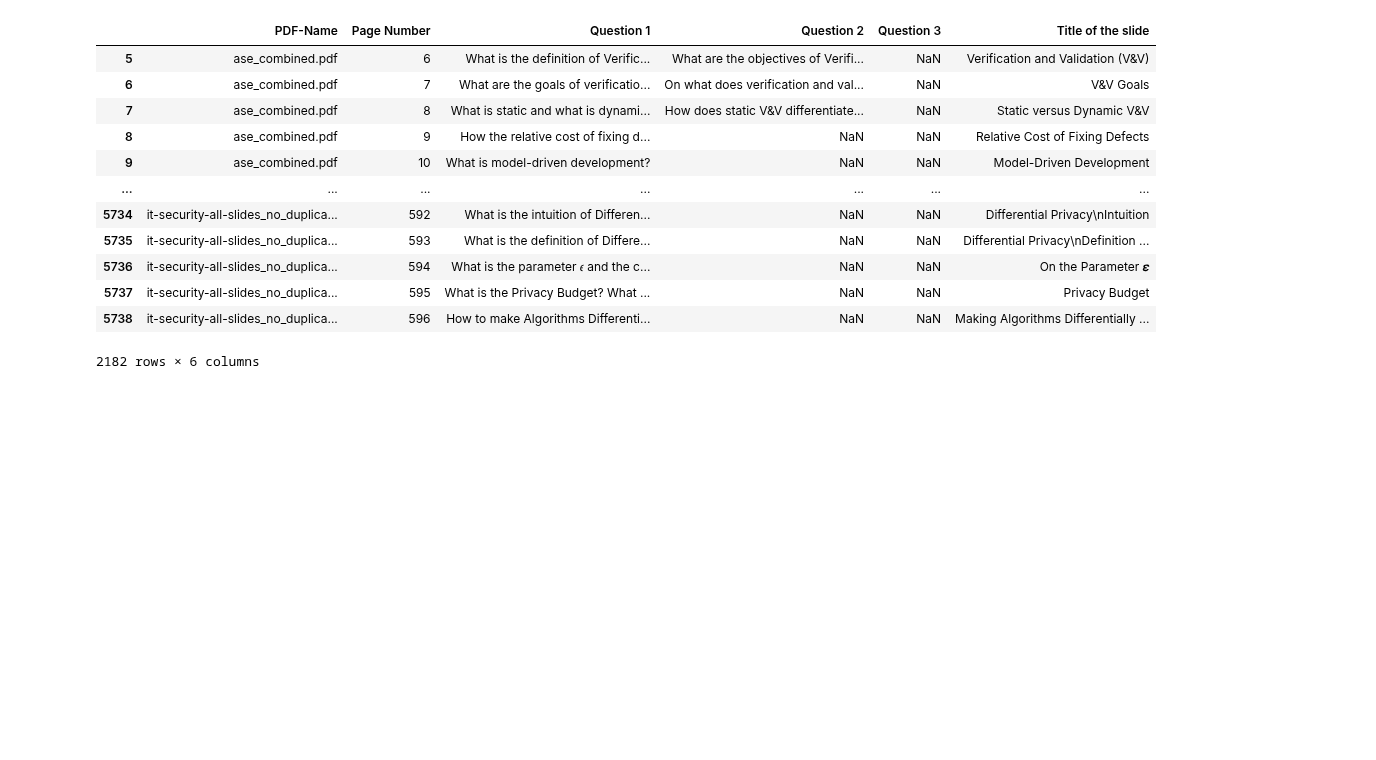
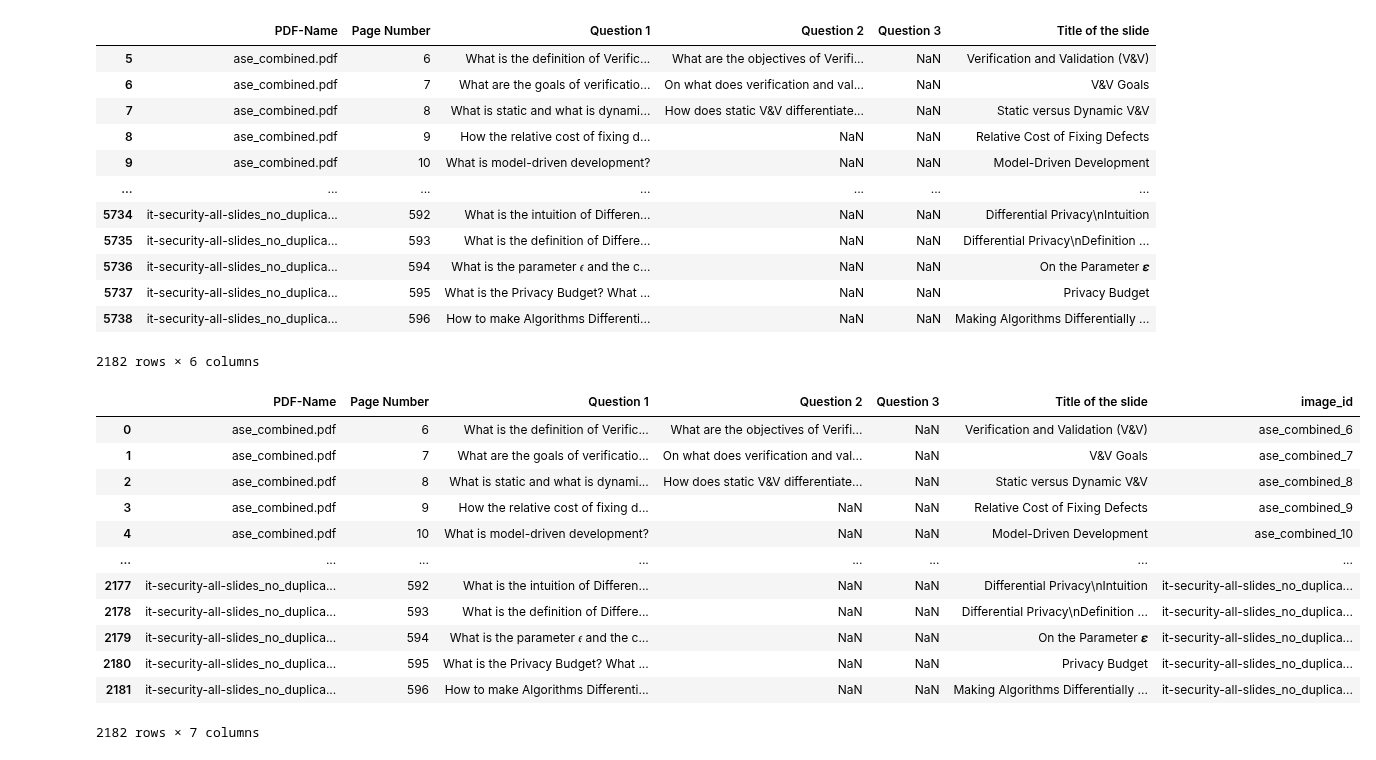
Before and after one commit to Ankinator/ankinator-flashcard-models, a Jupyter notebook: notebooks/models/image-to-text/vqg-master-dataset.ipynb, the cells around one changed output. Cells and saved outputs as stored; diff of their text form; code cells hidden in the pictures; blank space fills up the shorter version.

Commit message:
Add Master to vqg dataset conversino

```diff
--- a/notebooks/models/image-to-text/vqg-master-dataset.ipynb
+++ b/notebooks/models/image-to-text/vqg-master-dataset.ipynb
@@ -4,7 +4,7 @@
 import pandas as pd
 from pypdfium2 import PdfDocument
 # %%
-data_df = pd.read_csv("../../../datasets/master/Dataset_Master.csv")
+data_df = pd.read_csv("./datasets/master/Dataset_Master.csv")
 data_df
 # %% [output]
 |  | PDF-Name | Topic | Page Number | Marked for processing | Includes Image Data | Includes formula | ... |
@@ -53,9 +53,7 @@ from src.image_to_text.data_preprocessing.util import extract_text
 from tqdm import tqdm
 import os
 
-# TODO: Kernel dies after slide-deck 9
-
-pdf_paths = [os.path.join("../../../datasets/master/", pdf_slides) for pdf_slides in data_df["PDF-Name"].unique()]
+pdf_paths = [os.path.join("./datasets/master/", pdf_slides) for pdf_slides in data_df["PDF-Name"].unique()]
 image_ids = []
 for pdf_path in pdf_paths:
 
@@ -69,7 +67,25 @@ for pdf_path in pdf_paths:
         if t[0] in allowed_page_numbers:
             image_id = f"{pdf_name[:-4]}_{t[0]}"
             image_ids.append(image_id)
-            t[3].save(f"../../../datasets/master/images/{image_id}.png")
+            t[3].save(f"./datasets/master/images/{image_id}.png")
 
-data_df["image_id"] = image_ids
-data_df
+    del extracted_contents
+    del pdf
+# %%
+data_df.reset_index(inplace=True, drop=True)
+data_df["image_id"] = image_ids
+data_df
+# %% [output]
+|  | PDF-Name | Page Number | Question 1 | Question 2 | Question 3 | Title of the slide | image_id |
+| 0 | ase_combined.pdf | 6 | What is the definition of Verific... | What are the objectives of Verifi... | NaN | Verification and Validation (V&V) | ase_combined_6 |
+| 1 | ase_combined.pdf | 7 | What are the goals of verificatio... | On what does verification and val... | NaN | V&V Goals | ase_combined_7 |
+| 2 | ase_combined.pdf | 8 | What is static and what is dynami... | How does static V&V differentiate... | NaN | Static versus Dynamic V&V | ase_combined_8 |
+| 3 | ase_combined.pdf | 9 | How the relative cost of fixing d... | NaN | NaN | Relative Cost of Fixing Defects | ase_combined_9 |
+| 4 | ase_combined.pdf | 10 | What is model-driven development? | NaN | NaN | Model-Driven Development | ase_combined_10 |
+| ... | ... | ... | ... | ... | ... | ... | ... |
+| 2177 | it-security-all-slides_no_duplica... | 592 | What is the intuition of Differen... | NaN | NaN | Differential Privacy\nIntuition | it-security-all-slides_no_duplica... |
+| 2178 | it-security-all-slides_no_duplica... | 593 | What is the definition of Differe... | NaN | NaN | Differential Privacy\nDefinition ... | it-security-all-slides_no_duplica... |
+| 2179 | it-security-all-slides_no_duplica... | 594 | What is the parameter 𝜖 and the c... | NaN | NaN | On the Parameter 𝜺 | it-security-all-slides_no_duplica... |
+| 2180 | it-security-all-slides_no_duplica... | 595 | What is the Privacy Budget? What ... | NaN | NaN | Privacy Budget | it-security-all-slides_no_duplica... |
+| 2181 | it-security-all-slides_no_duplica... | 596 | How to make Algorithms Differenti... | NaN | NaN | Making Algorithms Differentially ... | it-security-all-slides_no_duplica... |
+2182 rows × 7 columns
```
Also changed, not shown: parts of 10 cells of this notebook, 1 other file.
